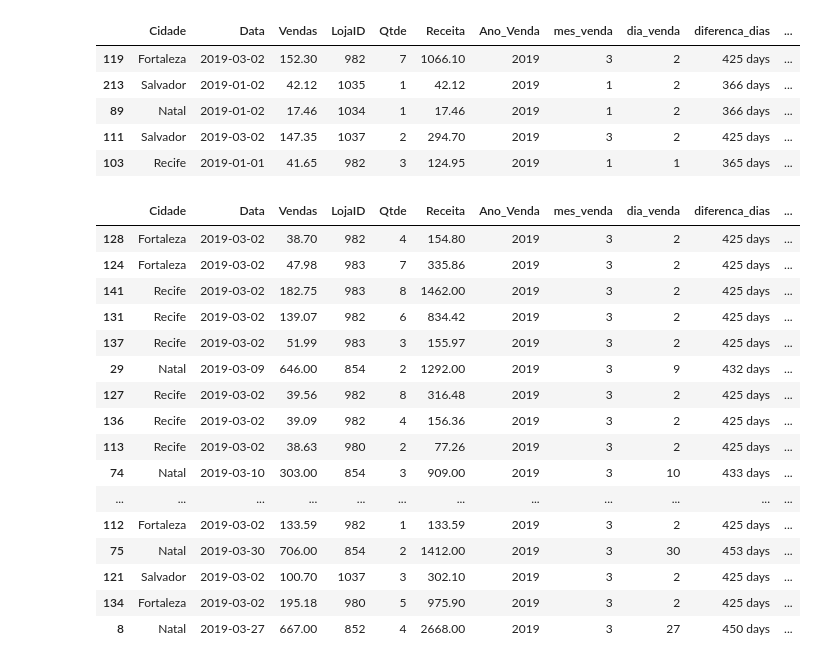
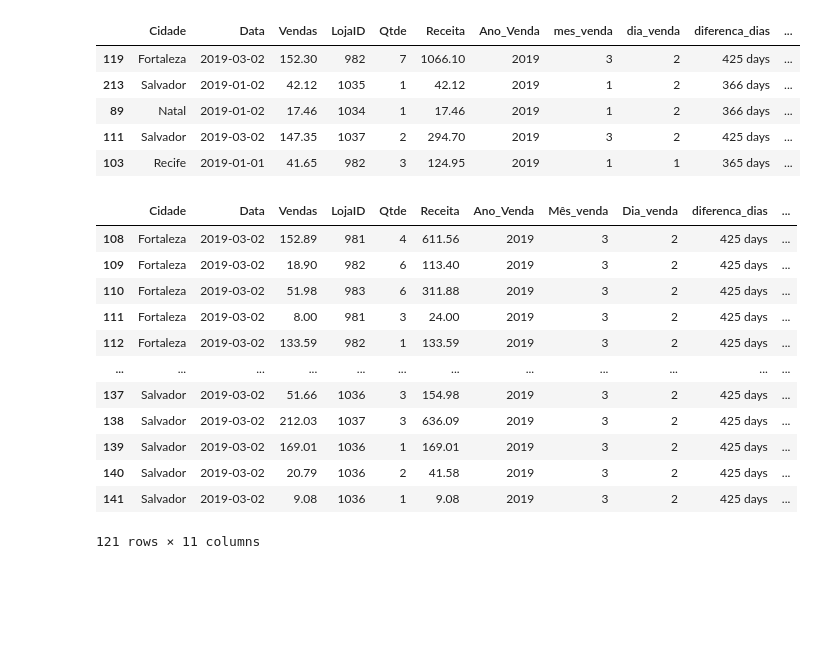
Before and after one commit to LucioFSMelo/analise_de_dados_python_pandas, a Jupyter notebook: Analise_vendas.ipynb, the cells around one changed output. Drawn from its saved outputs; the diff is of its cells as text; code cells hidden in the pictures; blank space fills up the shorter version.

```diff
--- a/Analise_vendas.ipynb
+++ b/Analise_vendas.ipynb
@@ -248,23 +279,18 @@ df.sample(5)
 # %%
 #Filtrando as vendas de 2019 do mês de março
 vendas_marco_19 = df.loc[(df["Data"].dt.year == 2019) & (df["Data"].dt.month == 3)]
+vendas_marco_19
+# %% [output]
+|  | Cidade | Data | Vendas | LojaID | Qtde | Receita | Ano_Venda | Mês_venda | Dia_venda | diferenca_dias | ... |
+| 108 | Fortaleza | 2019-03-02 | 152.89 | 981 | 4 | 611.56 | 2019 | 3 | 2 | 425 days | ... |
+| 109 | Fortaleza | 2019-03-02 | 18.90 | 982 | 6 | 113.40 | 2019 | 3 | 2 | 425 days | ... |
+| 110 | Fortaleza | 2019-03-02 | 51.98 | 983 | 6 | 311.88 | 2019 | 3 | 2 | 425 days | ... |
+| 111 | Fortaleza | 2019-03-02 | 8.00 | 981 | 3 | 24.00 | 2019 | 3 | 2 | 425 days | ... |
+| 112 | Fortaleza | 2019-03-02 | 133.59 | 982 | 1 | 133.59 | 2019 | 3 | 2 | 425 days | ... |
+| ... | ... | ... | ... | ... | ... | ... | ... | ... | ... | ... | ... |
+| 137 | Salvador | 2019-03-02 | 51.66 | 1036 | 3 | 154.98 | 2019 | 3 | 2 | 425 days | ... |
+| 138 | Salvador | 2019-03-02 | 212.03 | 1037 | 3 | 636.09 | 2019 | 3 | 2 | 425 days | ... |
+| 139 | Salvador | 2019-03-02 | 169.01 | 1036 | 1 | 169.01 | 2019 | 3 | 2 | 425 days | ... |
+| 140 | Salvador | 2019-03-02 | 20.79 | 1036 | 2 | 41.58 | 2019 | 3 | 2 | 425 days | ... |
+| 141 | Salvador | 2019-03-02 | 9.08 | 1036 | 1 | 9.08 | 2019 | 3 | 2 | 425 days | ... |
+121 rows × 11 columns
-# %%
-vendas_marco_19.sample(20)
-# %% [output]
-|  | Cidade | Data | Vendas | LojaID | Qtde | Receita | Ano_Venda | mes_venda | dia_venda | diferenca_dias | ... |
-| 128 | Fortaleza | 2019-03-02 | 38.70 | 982 | 4 | 154.80 | 2019 | 3 | 2 | 425 days | ... |
-| 124 | Fortaleza | 2019-03-02 | 47.98 | 983 | 7 | 335.86 | 2019 | 3 | 2 | 425 days | ... |
-| 141 | Recife | 2019-03-02 | 182.75 | 983 | 8 | 1462.00 | 2019 | 3 | 2 | 425 days | ... |
-| 131 | Recife | 2019-03-02 | 139.07 | 982 | 6 | 834.42 | 2019 | 3 | 2 | 425 days | ... |
-| 137 | Recife | 2019-03-02 | 51.99 | 983 | 3 | 155.97 | 2019 | 3 | 2 | 425 days | ... |
-| 29 | Natal | 2019-03-09 | 646.00 | 854 | 2 | 1292.00 | 2019 | 3 | 9 | 432 days | ... |
-| 127 | Recife | 2019-03-02 | 39.56 | 982 | 8 | 316.48 | 2019 | 3 | 2 | 425 days | ... |
-| 136 | Recife | 2019-03-02 | 39.09 | 982 | 4 | 156.36 | 2019 | 3 | 2 | 425 days | ... |
-| 113 | Recife | 2019-03-02 | 38.63 | 980 | 2 | 77.26 | 2019 | 3 | 2 | 425 days | ... |
-| 74 | Natal | 2019-03-10 | 303.00 | 854 | 3 | 909.00 | 2019 | 3 | 10 | 433 days | ... |
-| ... | ... | ... | ... | ... | ... | ... | ... | ... | ... | ... | ... |
-| 112 | Fortaleza | 2019-03-02 | 133.59 | 982 | 1 | 133.59 | 2019 | 3 | 2 | 425 days | ... |
-| 75 | Natal | 2019-03-30 | 706.00 | 854 | 2 | 1412.00 | 2019 | 3 | 30 | 453 days | ... |
-| 121 | Salvador | 2019-03-02 | 100.70 | 1037 | 3 | 302.10 | 2019 | 3 | 2 | 425 days | ... |
-| 134 | Fortaleza | 2019-03-02 | 195.18 | 980 | 5 | 975.90 | 2019 | 3 | 2 | 425 days | ... |
-| 8 | Natal | 2019-03-27 | 667.00 | 852 | 4 | 2668.00 | 2019 | 3 | 27 | 450 days | ... |
```
Also changed, not shown: parts of 28 cells of this notebook, 1 other file.
